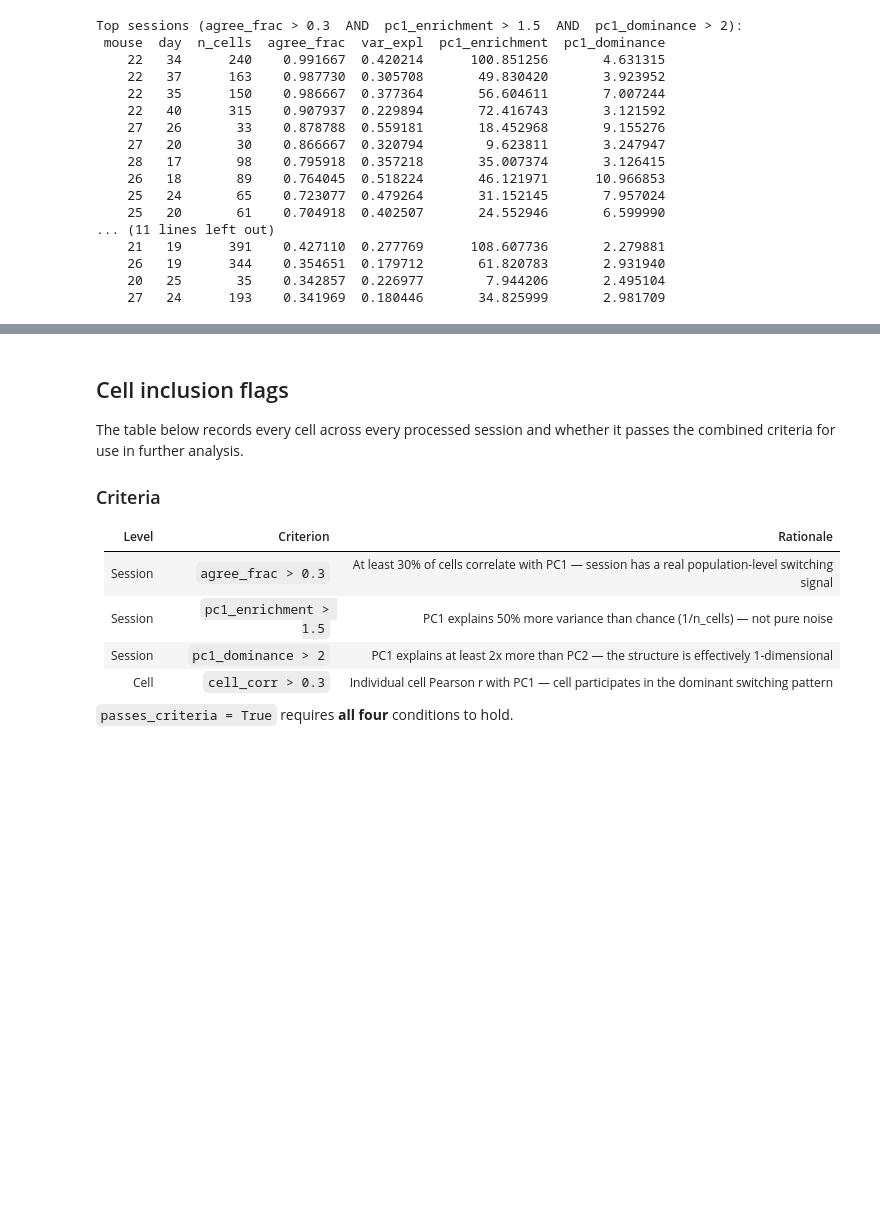
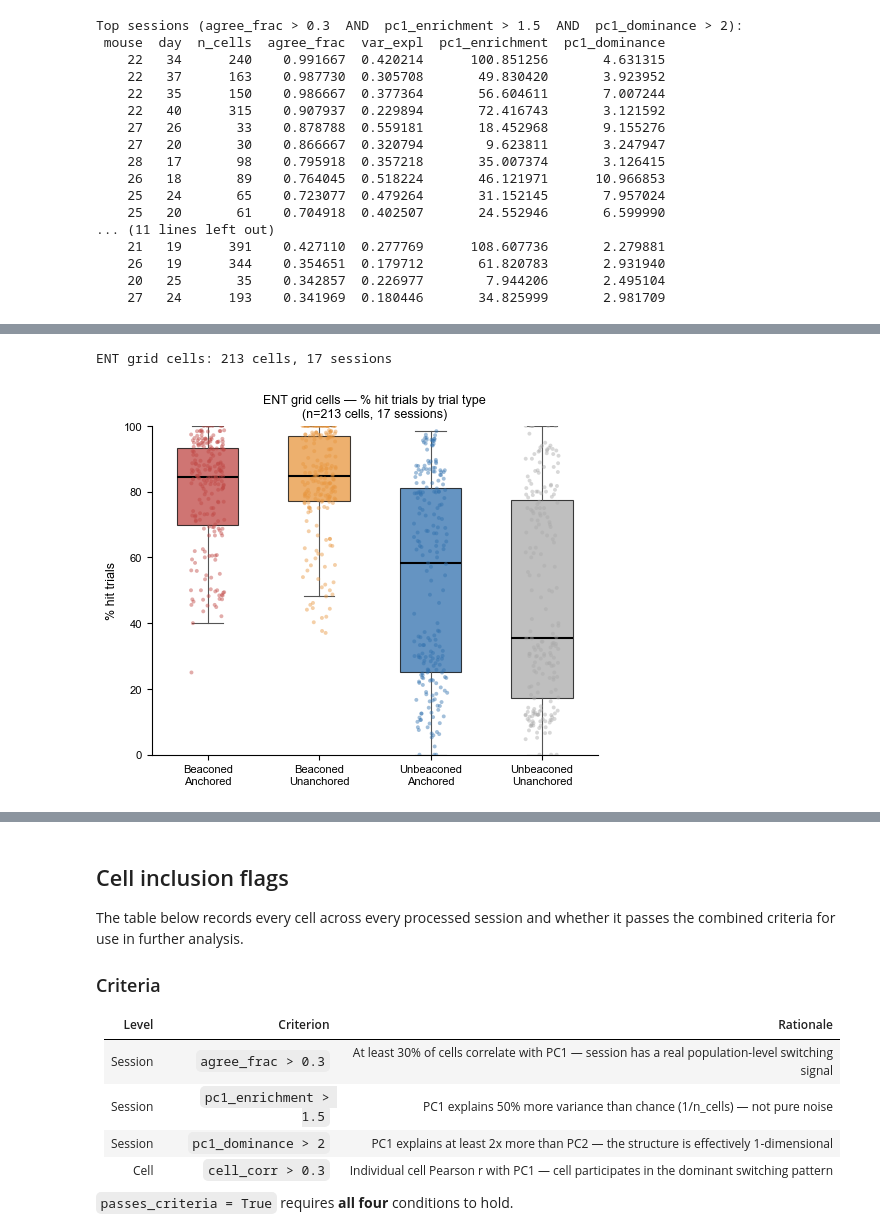
Before and after one commit to HDClark94/spatial-manifolds, a Jupyter notebook: scripts/figures/figure_6_task_anchoring/task_anchoring_catalogue.ipynb, the cells around one changed output, grey strips where cells are left out. Saved outputs shown, nothing was run; the diff lists cells and outputs as text; code cells hidden in the pictures; blank space fills up the shorter version.

```diff
--- a/scripts/figures/figure_6_task_anchoring/task_anchoring_catalogue.ipynb
+++ b/scripts/figures/figure_6_task_anchoring/task_anchoring_catalogue.ipynb
@@ -582,0 +739,40 @@ Top sessions (agree_frac > 0.3  AND  pc1_enrichment > 1.5  AND  pc1_dominance >
+# %%
+GC_TYPES = ('GC', 'cmGC', 'ncmGC')
+
+df_ent_gc = df_cond[
+    (df_cond['region'] == 'ENT') &
+    (df_cond['cell_type'].isin(GC_TYPES))
+].copy()
+
+n_sess = df_ent_gc.groupby(['mouse', 'day']).ngroups
+print(f'ENT grid cells: {len(df_ent_gc)} cells, {n_sess} sessions')
+
+fig, ax = plt.subplots(figsize=(5, 4), constrained_layout=True)
+data = [df_ent_gc[c].dropna().values for c in CONDITIONS]
+rng  = np.random.default_rng(0)
+
+bp = ax.boxplot(data, patch_artist=True, widths=0.55,
+                medianprops=dict(color='k', lw=1.5),
+                whiskerprops=dict(lw=0.8, color='#555'),
+                capprops=dict(lw=0.8, color='#555'),
+                flierprops=dict(marker='o', markersize=2, alpha=0.4, markeredgewidth=0))
+for patch, color in zip(bp['boxes'], CON_COLORS):
+    patch.set_facecolor(color); patch.set_alpha(0.75); patch.set_linewidth(0.8)
+for xi, (d, color) in enumerate(zip(data, CON_COLORS), start=1):
+    jitter = rng.uniform(-0.15, 0.15, size=len(d))
+    ax.scatter(xi + jitter, d, color=color, s=8, alpha=0.45, zorder=3, edgecolors='none')
+
+ax.set_xticks(range(1, len(CONDITIONS) + 1))
+ax.set_xticklabels(CON_LABELS, fontsize=8)
+ax.set_ylabel('% hit trials', fontsize=9)
+ax.set_ylim(0, 100)
+ax.spines[['top', 'right']].set_visible(False)
+ax.tick_params(labelsize=8)
+ax.set_title(f'ENT grid cells — % hit trials by trial type\n'
+             f'(n={len(df_ent_gc)} cells, {n_sess} sessions)', fontsize=9)
+
+fig.savefig(CATALOGUE_DIR / 'anchoring_hit_pct_ENT_GC.pdf', bbox_inches='tight', dpi=200)
+display(fig); plt.close()
+# %% [output]
+ENT grid cells: 213 cells, 17 sessions
+[figure, added]
```
Also changed, not shown: parts of 18 cells of this notebook, 19 other files.
